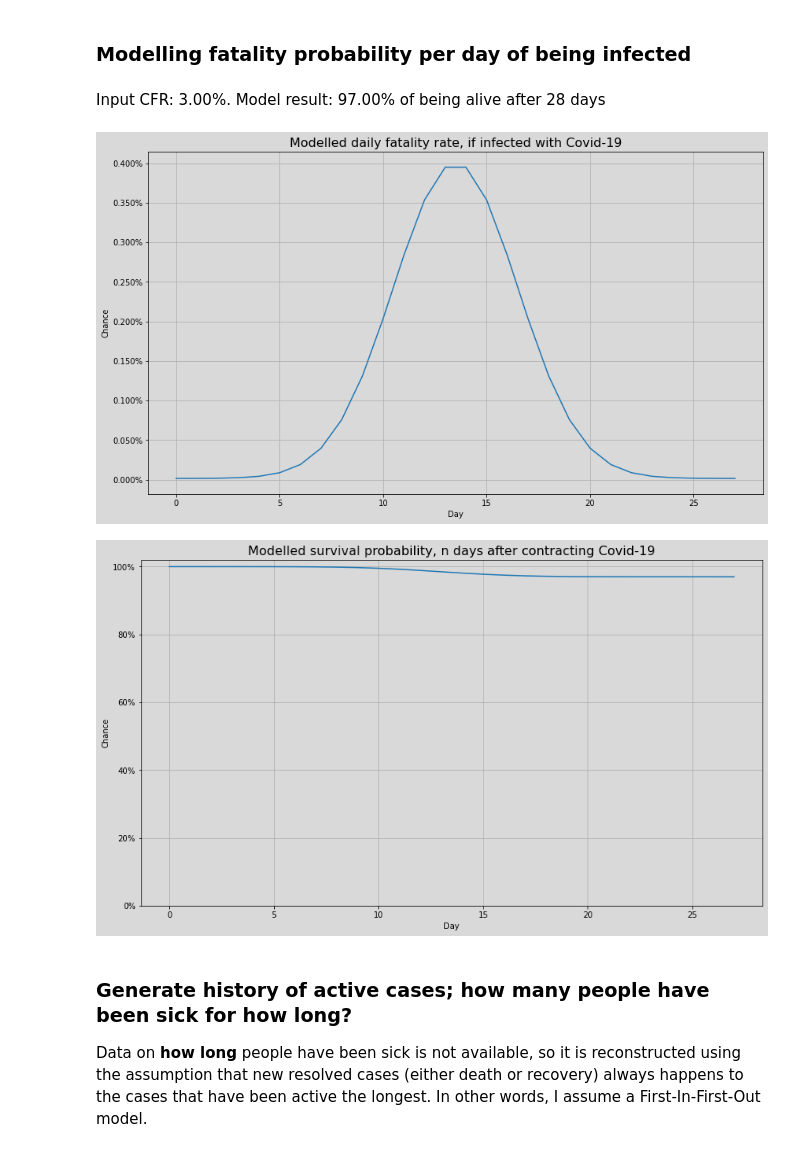
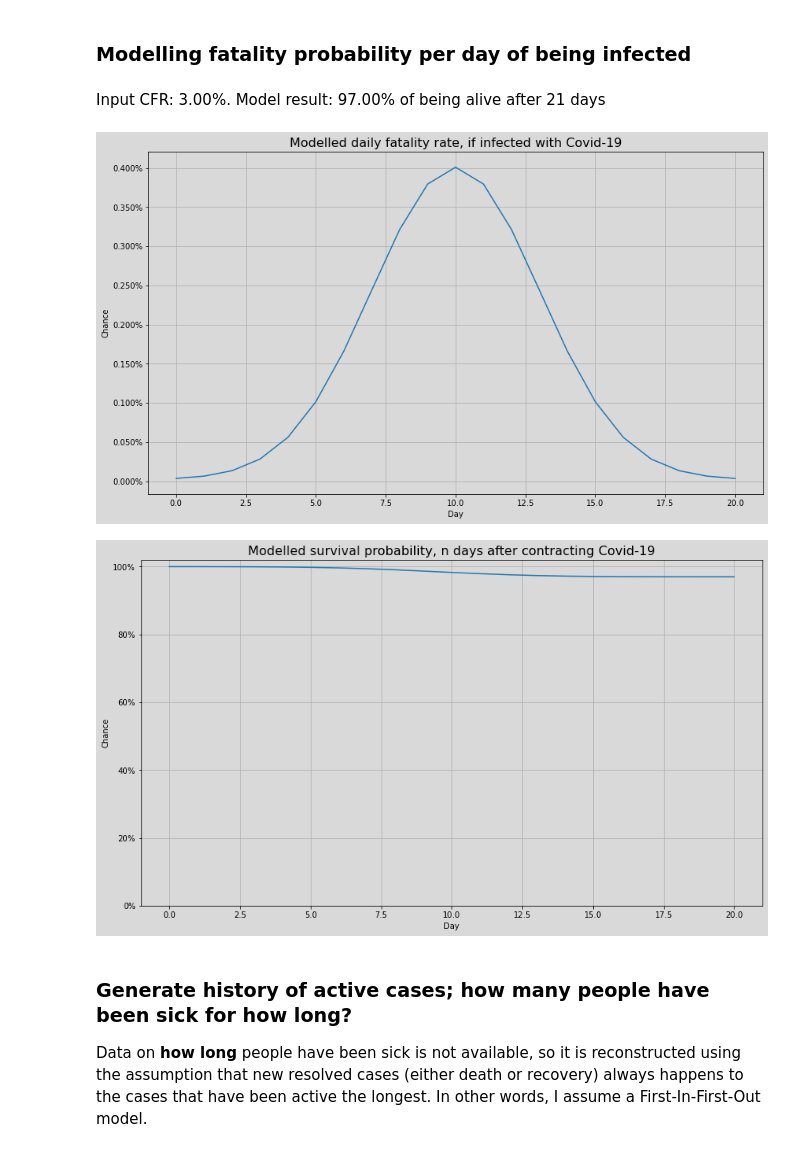
Before and after one commit to JeroenKools/covid19, a Jupyter notebook: COVID-19.ipynb, the cells around one changed output. Cells and saved outputs as stored; diff of their text form; code cells hidden in the pictures.

```diff
--- a/COVID-19.ipynb
+++ b/COVID-19.ipynb
@@ -192,11 +190,11 @@ data.curve_fit("United Kingdom", days=140)
 # %% [markdown]
 ### Modelling fatality probability per day of being infected
 # %%
-death_chance_per_day(cfr=0.03, sigma=3, length=28, do_plot=True)
+death_chance_per_day(cfr=0.03, sigma=3, length=21, do_plot=True)
 # %% [output]
-Input CFR: 3.00%. Model result: 97.00% of being alive after 28 days
+Input CFR: 3.00%. Model result: 97.00% of being alive after 21 days
-[figure, old version]
+[figure, new version]
-[figure, old version]
+[figure, new version]
 # %% [markdown]
 ### Generate history of active cases; how many people have been sick for how long?
 
```
Also changed, not shown: parts of 8 cells of this notebook, 2 other files.
